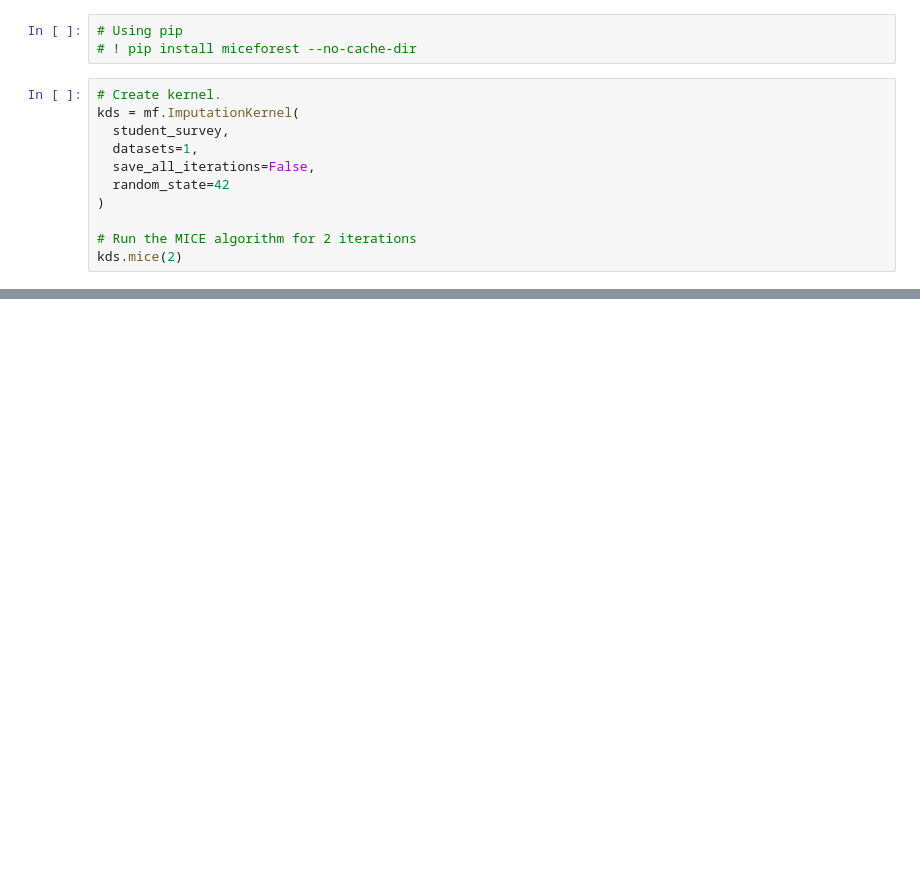
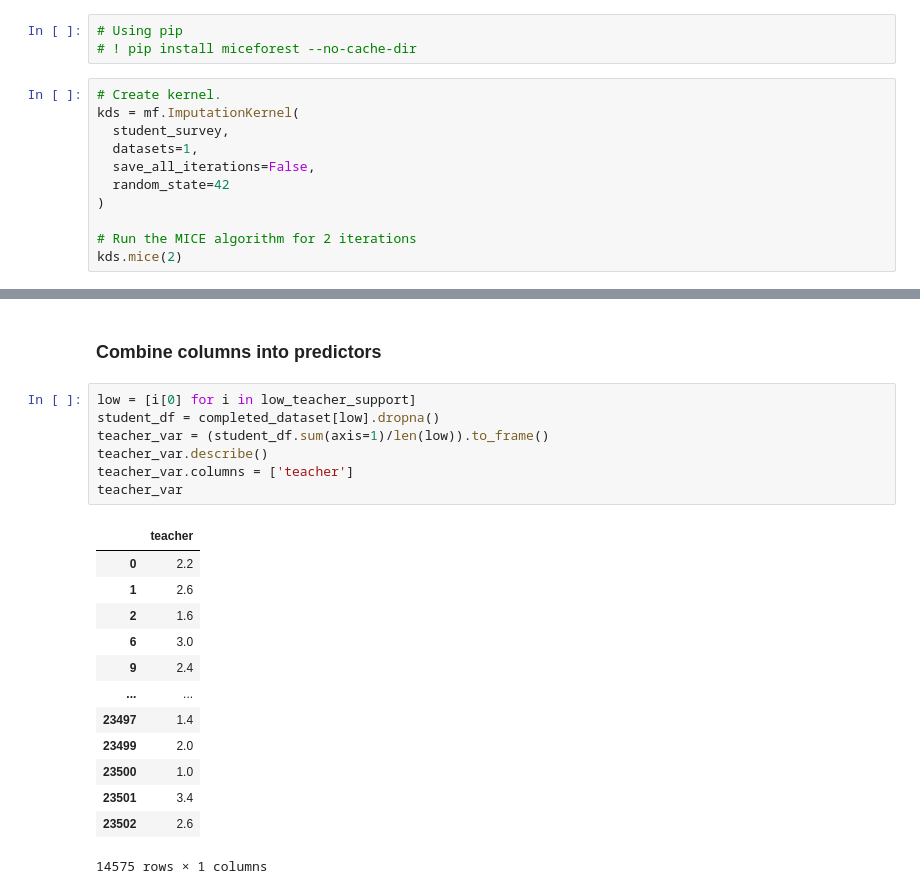
Before and after one commit to DataResponsibly/SynRD, a Jupyter notebook: papers/lee2021ability/process.ipynb, the cells around one changed output, grey strips where cells are left out. Cells and saved outputs as stored; diff of their text form; blank space fills up the shorter version.

```diff
--- a/papers/lee2021ability/process.ipynb
+++ b/papers/lee2021ability/process.ipynb
@@ -338,0 +363,23 @@ student_survey
+# %% [markdown]
+### Combine columns into predictors
+# %%
+low = [i[0] for i in low_teacher_support]
+student_df = completed_dataset[low].dropna()
+teacher_var = (student_df.sum(axis=1)/len(low)).to_frame()
+teacher_var.describe()
+teacher_var.columns = ['teacher']
+teacher_var
+# %% [output]
+|  | teacher |
+| 0 | 2.2 |
+| 1 | 2.6 |
+| 2 | 1.6 |
+| 6 | 3.0 |
+| 9 | 2.4 |
+| ... | ... |
+| 23497 | 1.4 |
+| 23499 | 2.0 |
+| 23500 | 1.0 |
+| 23501 | 3.4 |
+| 23502 | 2.6 |
+14575 rows × 1 columns
```
Also changed, not shown: parts of 14 cells of this notebook.
